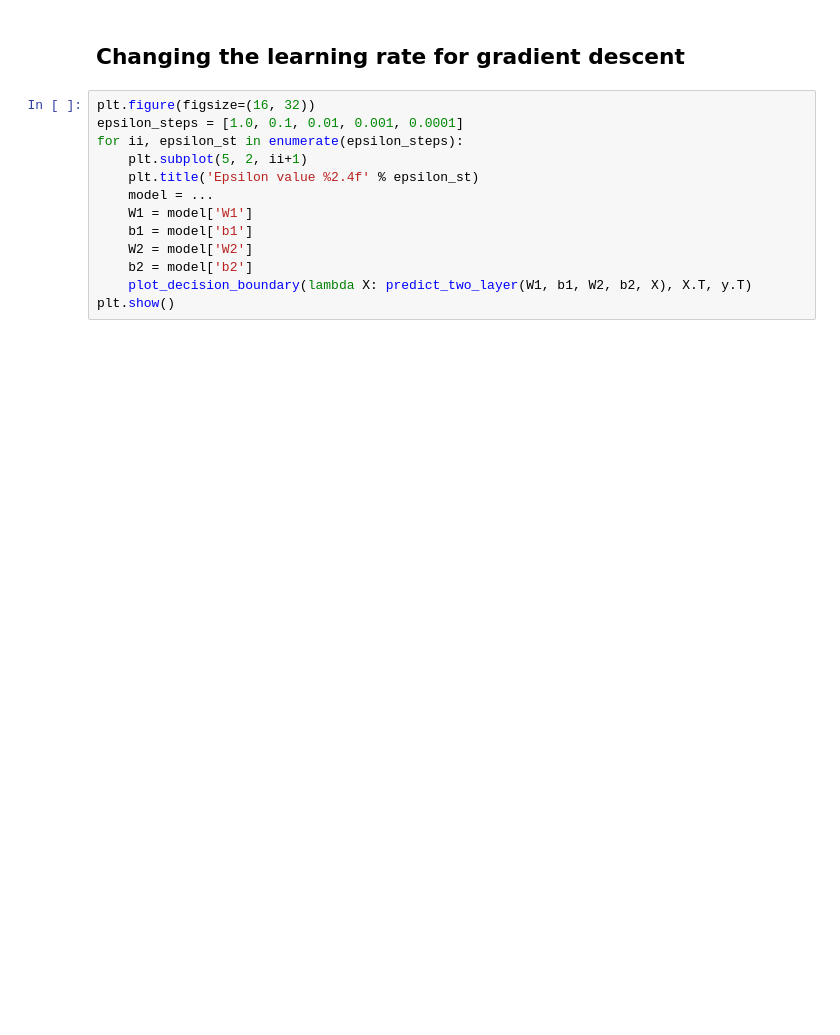
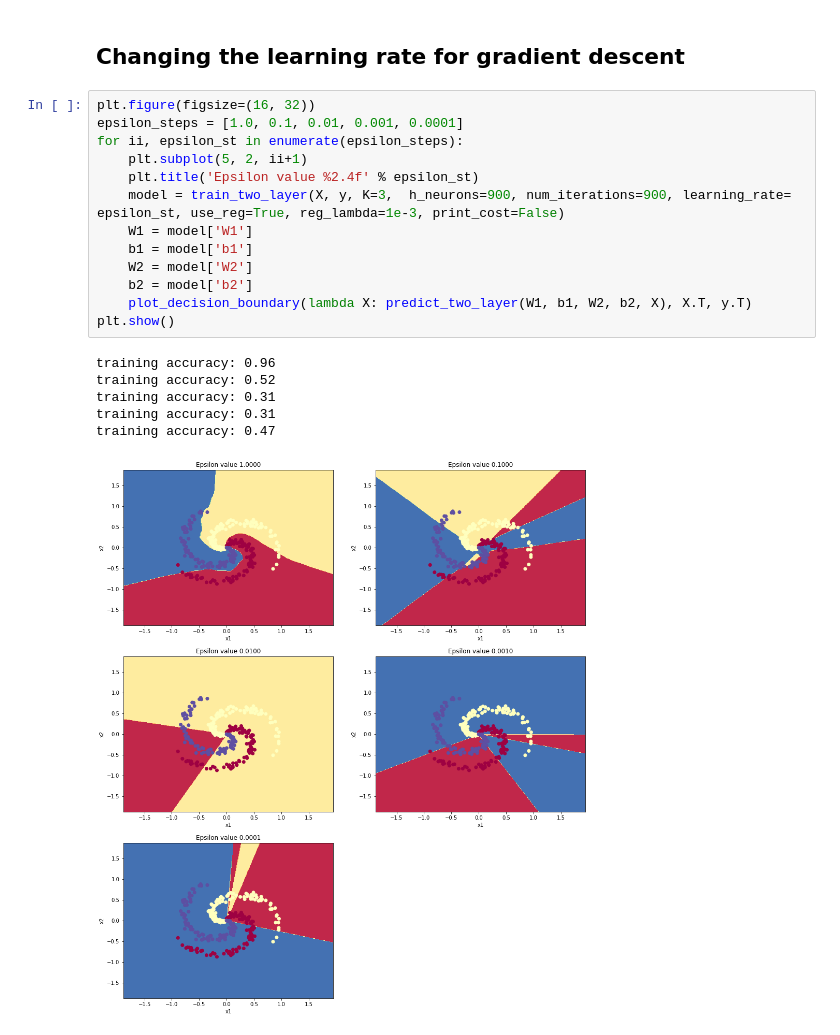
Before and after one commit to dpalominop/SistemasInteligentes, a Jupyter notebook: semana4/homeworks/ucsp-nn-scratch-3classes.ipynb, the cells around one changed output. Drawn from its saved outputs; the diff is of its cells as text; blank space fills up the shorter version.

```diff
--- a/semana4/homeworks/ucsp-nn-scratch-3classes.ipynb
+++ b/semana4/homeworks/ucsp-nn-scratch-3classes.ipynb
@@ -1049,13 +1077,20 @@ plt.show()
 # %%
 plt.figure(figsize=(16, 32))
 epsilon_steps = [1.0, 0.1, 0.01, 0.001, 0.0001]
 for ii, epsilon_st in enumerate(epsilon_steps):
     plt.subplot(5, 2, ii+1)
     plt.title('Epsilon value %2.4f' % epsilon_st)
-    model = ...
+    model = train_two_layer(X, y, K=3,  h_neurons=900, num_iterations=900, learning_rate= epsilon_st, use_reg=True, reg_lambda=1e-3, print_cost=False)
     W1 = model['W1']
     b1 = model['b1']
     W2 = model['W2']
     b2 = model['b2']
     plot_decision_boundary(lambda X: predict_two_layer(W1, b1, W2, b2, X), X.T, y.T)
 plt.show()
+# %% [output]
+training accuracy: 0.96
+training accuracy: 0.52
+training accuracy: 0.31
+training accuracy: 0.31
+training accuracy: 0.47
+[figure, added]
```
Also changed, not shown: parts of 8 cells of this notebook.
